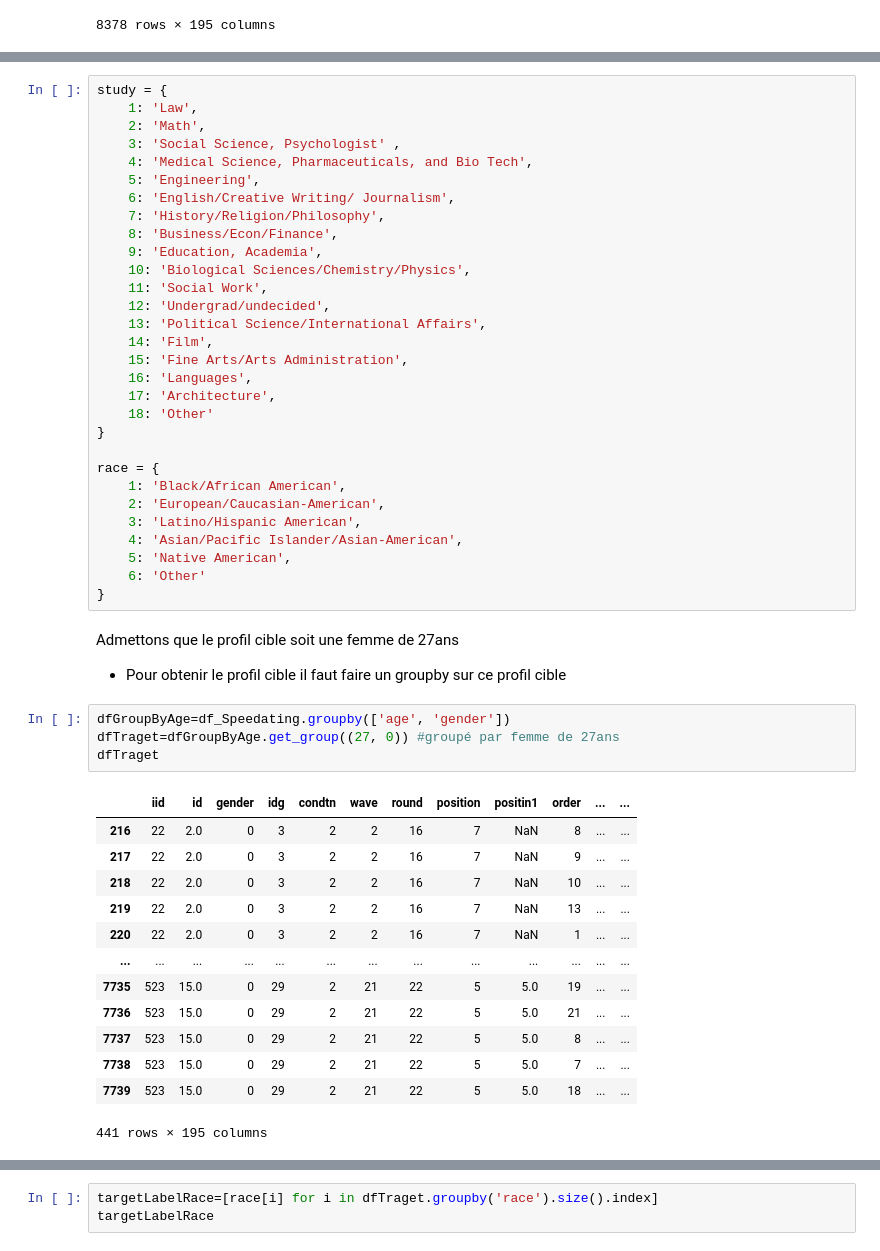
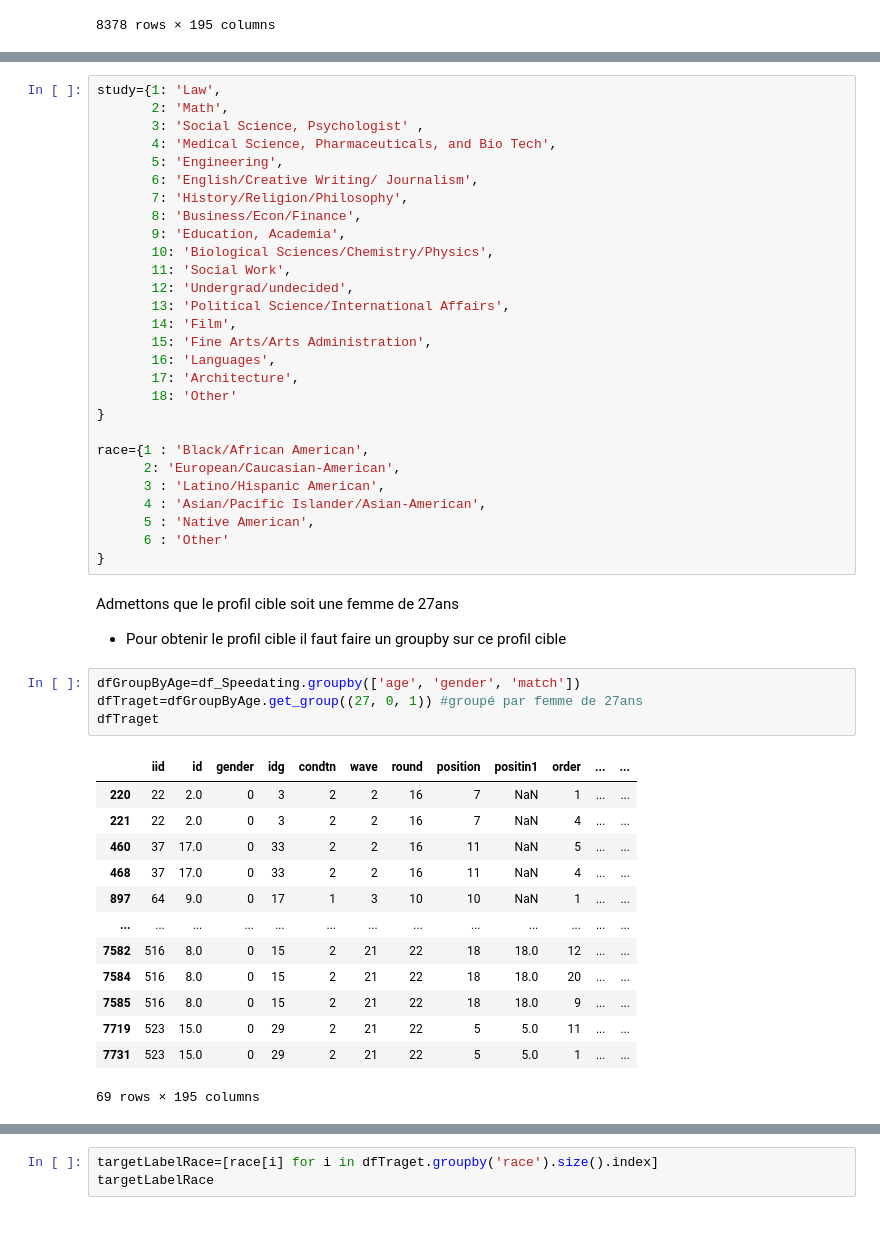
Before and after one commit to speed-dating-dashboard-IGR204/speed-dating-dashboard, a Jupyter notebook: Template1_Projet.ipynb, the cells around one changed output, grey strips where cells are left out. Saved outputs shown, nothing was run; the diff lists cells and outputs as text.

```diff
--- a/Template1_Projet.ipynb
+++ b/Template1_Projet.ipynb
@@ -57,55 +100,53 @@ array([21., 24., 25., 23., 22., 26., 27., 30., 28., nan, 29., 34., 35.,
 # %%
-study = {
-    1: 'Law',
-    2: 'Math',
-    3: 'Social Science, Psychologist' ,
-    4: 'Medical Science, Pharmaceuticals, and Bio Tech',
-    5: 'Engineering',
-    6: 'English/Creative Writing/ Journalism',
-    7: 'History/Religion/Philosophy',
-    8: 'Business/Econ/Finance',
-    9: 'Education, Academia',
-    10: 'Biological Sciences/Chemistry/Physics',
-    11: 'Social Work',
-    12: 'Undergrad/undecided',
-    13: 'Political Science/International Affairs',
-    14: 'Film',
-    15: 'Fine Arts/Arts Administration',
-    16: 'Languages',
-    17: 'Architecture',
-    18: 'Other'
+study={1: 'Law',
+       2: 'Math',
+       3: 'Social Science, Psychologist' ,
+       4: 'Medical Science, Pharmaceuticals, and Bio Tech',
+       5: 'Engineering',
+       6: 'English/Creative Writing/ Journalism',
+       7: 'History/Religion/Philosophy',
+       8: 'Business/Econ/Finance',
+       9: 'Education, Academia',
+       10: 'Biological Sciences/Chemistry/Physics',
+       11: 'Social Work',
+       12: 'Undergrad/undecided',
+       13: 'Political Science/International Affairs',
+       14: 'Film',
+       15: 'Fine Arts/Arts Administration',
+       16: 'Languages',
+       17: 'Architecture',
+       18: 'Other'
 }
 
-race = {
-    1: 'Black/African American',
-    2: 'European/Caucasian-American',
-    3: 'Latino/Hispanic American',
-    4: 'Asian/Pacific Islander/Asian-American',
-    5: 'Native American',
-    6: 'Other'
+race={1 : 'Black/African American',
+      2: 'European/Caucasian-American',
+      3 : 'Latino/Hispanic American',
+      4 : 'Asian/Pacific Islander/Asian-American',
+      5 : 'Native American',
+      6 : 'Other'
 }
 # %% [markdown]
 Admettons que le profil cible soit une femme de 27ans
 
 * Pour obtenir le profil cible il faut faire un groupby sur ce profil cible
 # %%
-dfGroupByAge=df_Speedating.groupby(['age', 'gender'])
-dfTraget=dfGroupByAge.get_group((27, 0)) #groupé par femme de 27ans
+dfGroupByAge=df_Speedating.groupby(['age', 'gender', 'match'])
+dfTraget=dfGroupByAge.get_group((27, 0, 1)) #groupé par femme de 27ans
 dfTraget
 # %% [output]
 |  | iid | id | gender | idg | condtn | wave | round | position | positin1 | order | ... | ... |
-| 216 | 22 | 2.0 | 0 | 3 | 2 | 2 | 16 | 7 | NaN | 8 | ... | ... |
-| 217 | 22 | 2.0 | 0 | 3 | 2 | 2 | 16 | 7 | NaN | 9 | ... | ... |
-| 218 | 22 | 2.0 | 0 | 3 | 2 | 2 | 16 | 7 | NaN | 10 | ... | ... |
-| 219 | 22 | 2.0 | 0 | 3 | 2 | 2 | 16 | 7 | NaN | 13 | ... | ... |
 | 220 | 22 | 2.0 | 0 | 3 | 2 | 2 | 16 | 7 | NaN | 1 | ... | ... |
+| 221 | 22 | 2.0 | 0 | 3 | 2 | 2 | 16 | 7 | NaN | 4 | ... | ... |
+| 460 | 37 | 17.0 | 0 | 33 | 2 | 2 | 16 | 11 | NaN | 5 | ... | ... |
+| 468 | 37 | 17.0 | 0 | 33 | 2 | 2 | 16 | 11 | NaN | 4 | ... | ... |
+| 897 | 64 | 9.0 | 0 | 17 | 1 | 3 | 10 | 10 | NaN | 1 | ... | ... |
 | ... | ... | ... | ... | ... | ... | ... | ... | ... | ... | ... | ... | ... |
-| 7735 | 523 | 15.0 | 0 | 29 | 2 | 21 | 22 | 5 | 5.0 | 19 | ... | ... |
-| 7736 | 523 | 15.0 | 0 | 29 | 2 | 21 | 22 | 5 | 5.0 | 21 | ... | ... |
-| 7737 | 523 | 15.0 | 0 | 29 | 2 | 21 | 22 | 5 | 5.0 | 8 | ... | ... |
-| 7738 | 523 | 15.0 | 0 | 29 | 2 | 21 | 22 | 5 | 5.0 | 7 | ... | ... |
-| 7739 | 523 | 15.0 | 0 | 29 | 2 | 21 | 22 | 5 | 5.0 | 18 | ... | ... |
+| 7582 | 516 | 8.0 | 0 | 15 | 2 | 21 | 22 | 18 | 18.0 | 12 | ... | ... |
+| 7584 | 516 | 8.0 | 0 | 15 | 2 | 21 | 22 | 18 | 18.0 | 20 | ... | ... |
+| 7585 | 516 | 8.0 | 0 | 15 | 2 | 21 | 22 | 18 | 18.0 | 9 | ... | ... |
+| 7719 | 523 | 15.0 | 0 | 29 | 2 | 21 | 22 | 5 | 5.0 | 11 | ... | ... |
+| 7731 | 523 | 15.0 | 0 | 29 | 2 | 21 | 22 | 5 | 5.0 | 1 | ... | ... |
-441 rows × 195 columns
+69 rows × 195 columns
 # %%
 targetLabelStudy=[study[i] for i in dfTraget.groupby('field_cd').size().index]
 targetLabelStudy
```
Also changed, not shown: parts of 13 cells of this notebook.
